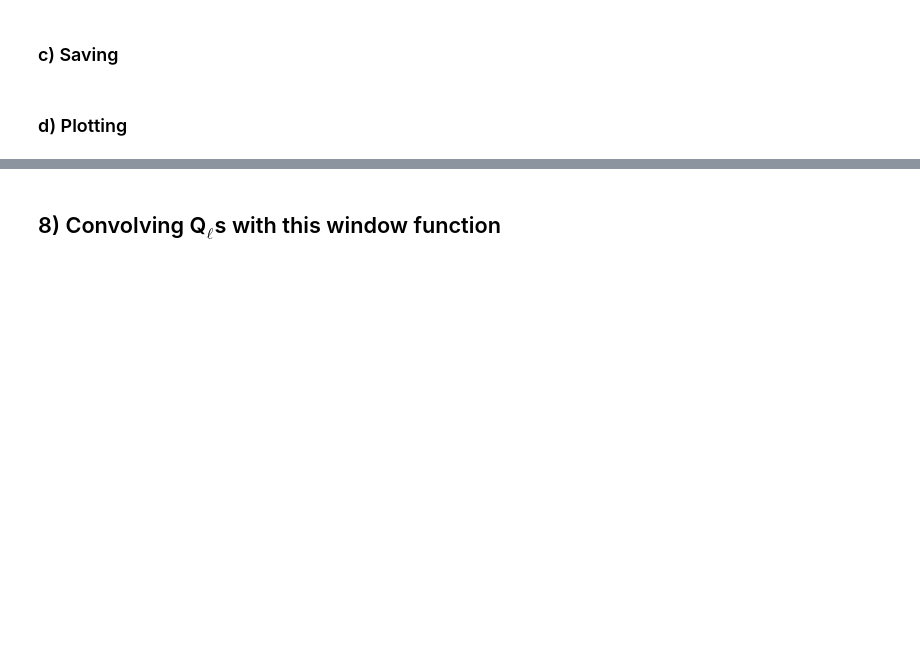
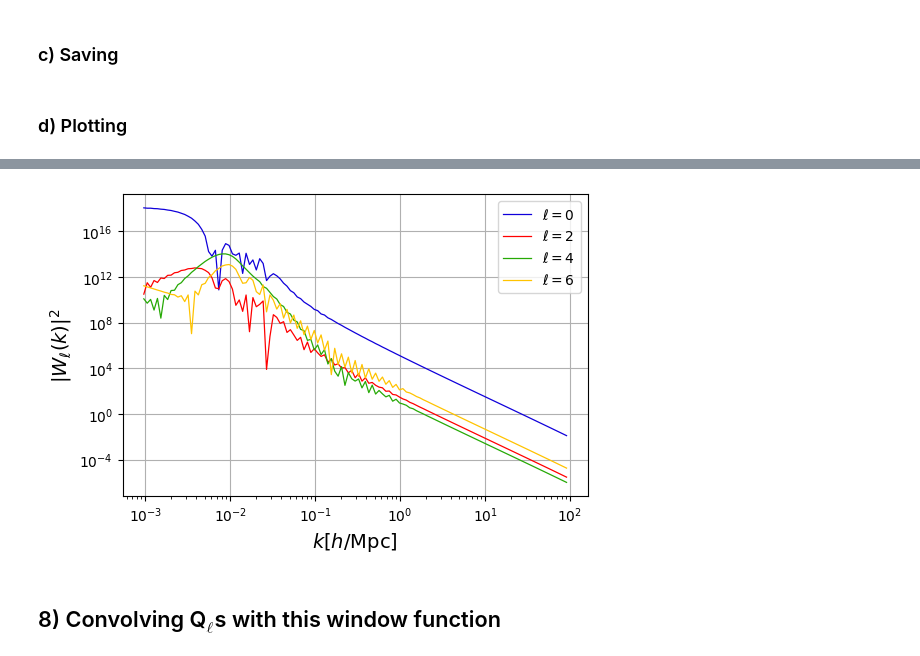
Before and after one commit to MTPK-USP/MTPK, a Jupyter notebook: cookbook-window_function_estimate.ipynb, the cells around one changed output, grey strips where cells are left out. Cells and saved outputs as stored; diff of their text form; code cells hidden in the pictures; blank space fills up the shorter version.

```diff
--- a/cookbook-window_function_estimate.ipynb
+++ b/cookbook-window_function_estimate.ipynb
@@ -216,3 +206,24 @@ plt.savefig(f'Q_ell/L05000-W_sq.pdf', bbox_inches='tight')
+# %%
+fig, ax = plt.subplots(dpi = 100)
+
+ax.set_xscale('log')
+ax.set_yscale('log')
+
+ax.plot(k_ell, np.abs(W0)**2, color = '#1000DA', linewidth = 0.9, label = r'$\ell = 0$')
+ax.plot(k_ell, np.abs(W2)**2, color = '#FF0000', linewidth = 0.9, label = r'$\ell = 2$')
+ax.plot(k_ell, np.abs(W4)**2, color = '#26A905', linewidth = 0.9, label = r'$\ell = 4$')
+ax.plot(k_ell, np.abs(W6)**2, color = '#FFC300', linewidth = 0.9, label = r'$\ell = 6$')
+
+ax.set_xlabel('$k[h/$Mpc$]$', fontsize=14)
+ax.set_ylabel('$|W_\ell(k)|^2$', fontsize=14)
+
+ax.legend()
+
+ax.grid()
+
+plt.savefig(f'Q_ell/loglog-L05000-W_sq.pdf', bbox_inches='tight')
+# %% [output]
+[figure, added]
 # %% [markdown]
 ## 8) Convolving Q$_{\ell}$s with this window function
 # %%
```
Also changed, not shown: parts of 7 cells of this notebook, 20 other files.
